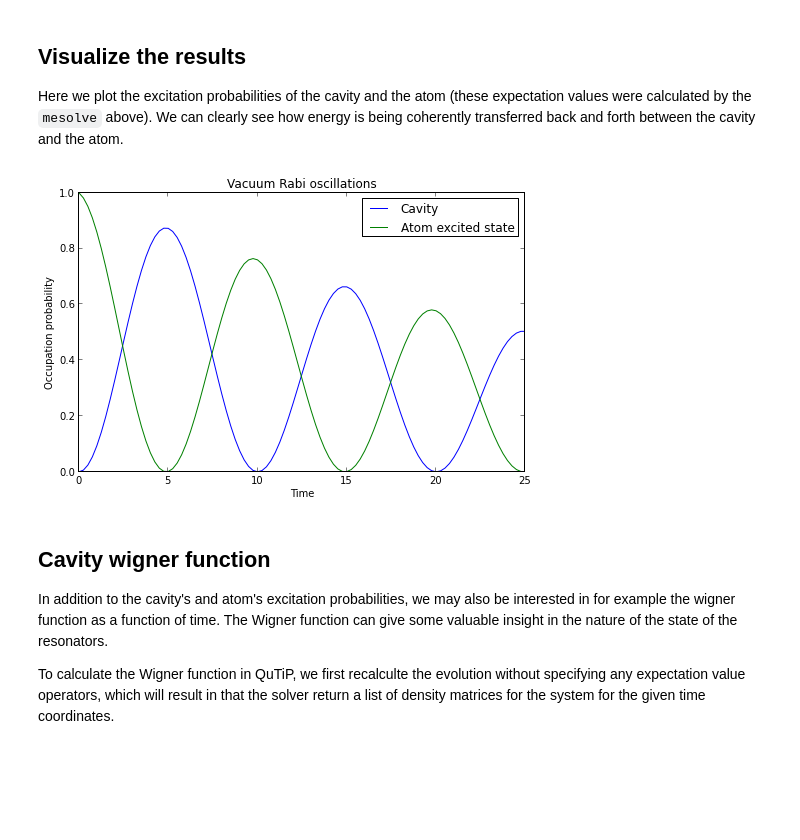
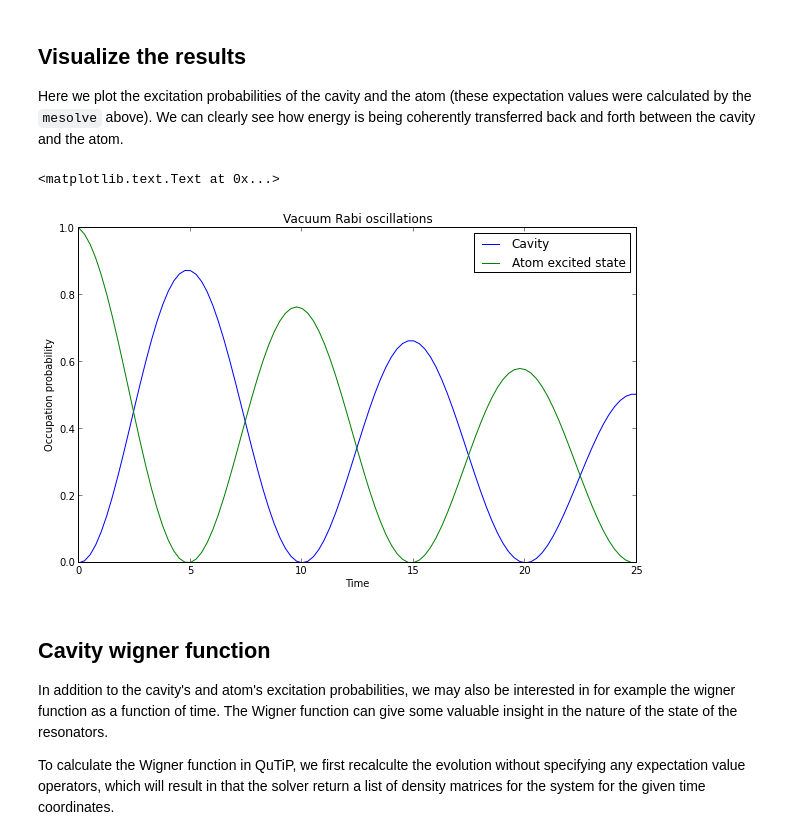
Before and after one commit to jrjohansson/qutip-lectures, a Jupyter notebook: Lecture-1-Jaynes-Cumming-model.ipynb, the cells around one changed output. Cells and saved outputs as stored; diff of their text form; code cells hidden in the pictures; blank space fills up the shorter version.

Commit message:
attempt to make images appear in html version of notebooks. minor updates

```diff
--- a/Lecture-1-Jaynes-Cumming-model.ipynb
+++ b/Lecture-1-Jaynes-Cumming-model.ipynb
@@ -91,17 +91,18 @@ Here we plot the excitation probabilities of the cavity and the atom (these expe
 # %%
 n_c = output.expect[0]
 n_a = output.expect[1]
 
-figure(figsize=(8,5))
-plot(tlist, n_c, label="Cavity")
-plot(tlist, n_a, label="Atom excited state")
-legend()
-xlabel('Time')
-ylabel('Occupation probability')
-title('Vacuum Rabi oscillations')
-show()
+fig, axes = subplots(1, 1, figsize=(10,6))
+
+axes.plot(tlist, n_c, label="Cavity")
+axes.plot(tlist, n_a, label="Atom excited state")
+axes.legend(loc=0)
+axes.set_xlabel('Time')
+axes.set_ylabel('Occupation probability')
+axes.set_title('Vacuum Rabi oscillations')
 # %% [output]
+<matplotlib.text.Text at 0x...>
-[figure, old version]
+[figure, new version]
 # %% [markdown]
 ## Cavity wigner function
 
```
Also changed, not shown: parts of 1 cell of this notebook, 13 other files.
